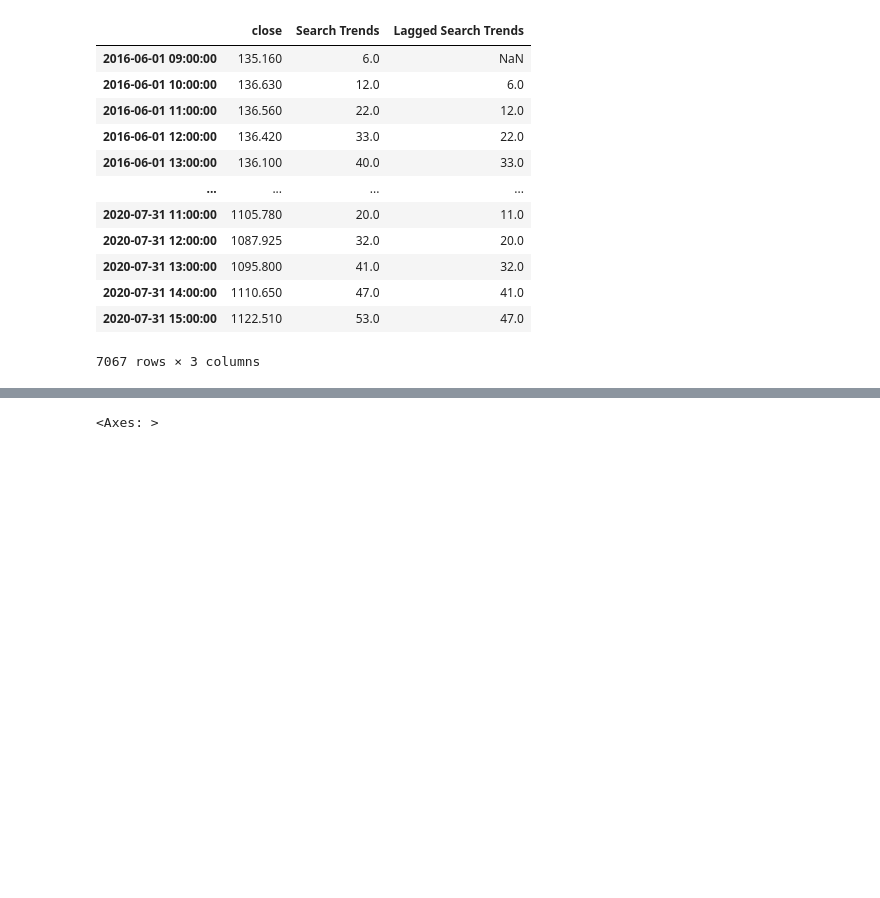
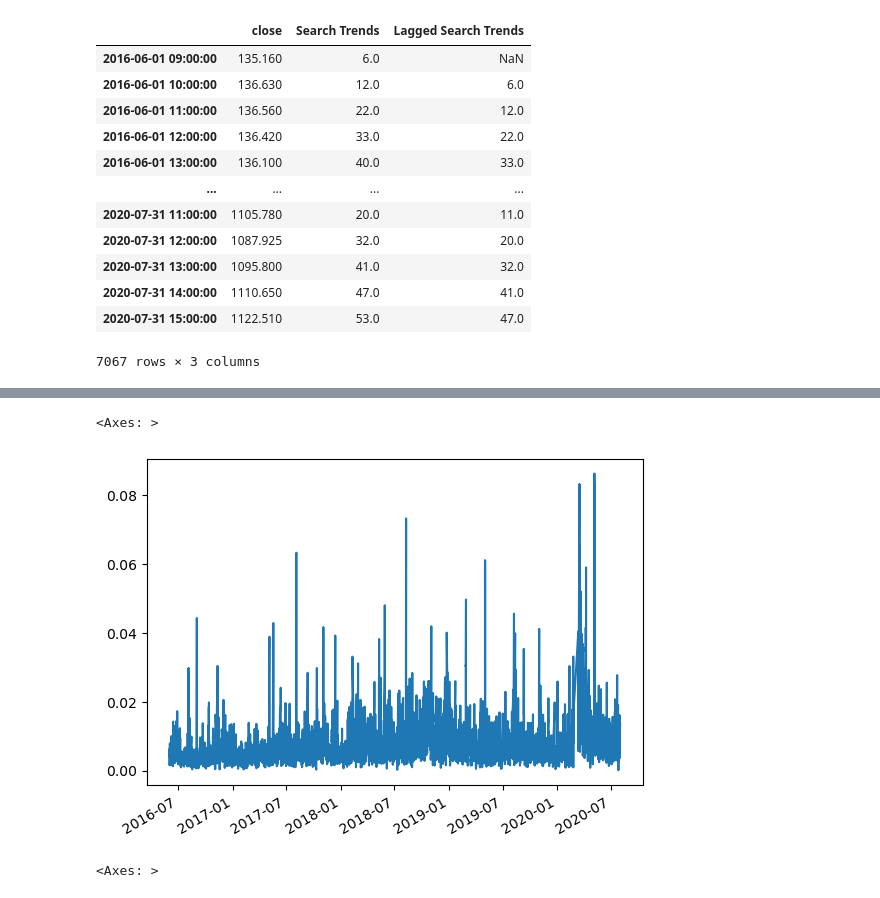
Before and after one commit to jjmccarty/prophet-challenge, a Jupyter notebook: forecasting_net_prophet.ipynb, the cells around one changed output, grey strips where cells are left out. Drawn from its saved outputs; the diff is of its cells as text; code cells hidden in the pictures; blank space fills up the shorter version.

```diff
--- a/forecasting_net_prophet.ipynb
+++ b/forecasting_net_prophet.ipynb
@@ -361,3 +362,8 @@ DF:7067 == 7067
 # %%
 # Create a new column in the mercado_stock_trends_df DataFrame called Stock Volatility
 # This column should calculate the standard deviation of the closing stock price return data over a 4 period rolling window
+
+df_stock_trends['Stock Volatility'] = df_stock_trends['close'].pct_change().rolling(4).std().dropna()
+
+display(df_stock_trends.head(6))
+display(df_stock_trends.tail(6))
@@ -364,3 +385,8 @@ DF:7067 == 7067
+# %%
+df_stock_trends['Stock Volatility'].plot()
+# %% [output]
+<Axes: >
+[figure, added]
 # %%
 # Visualize the stock volatility
 # %% [output]
```
Also changed, not shown: parts of 4 cells of this notebook.
